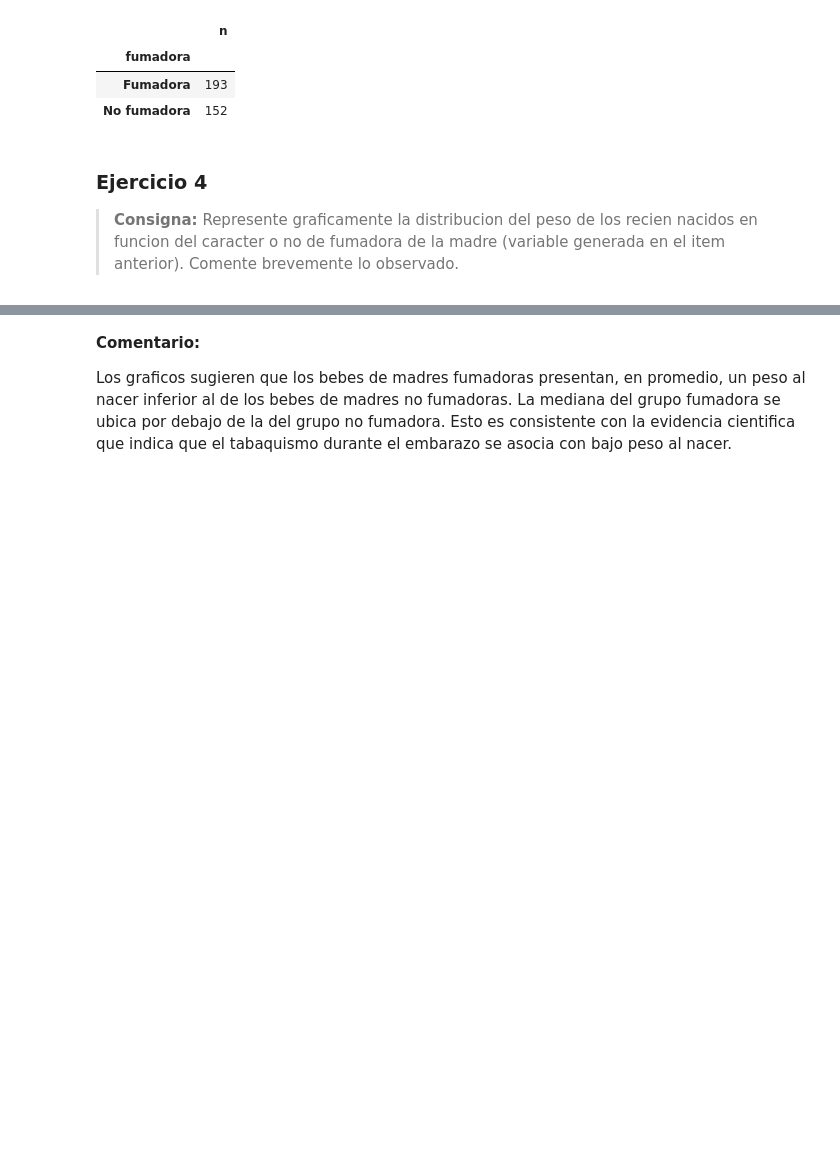
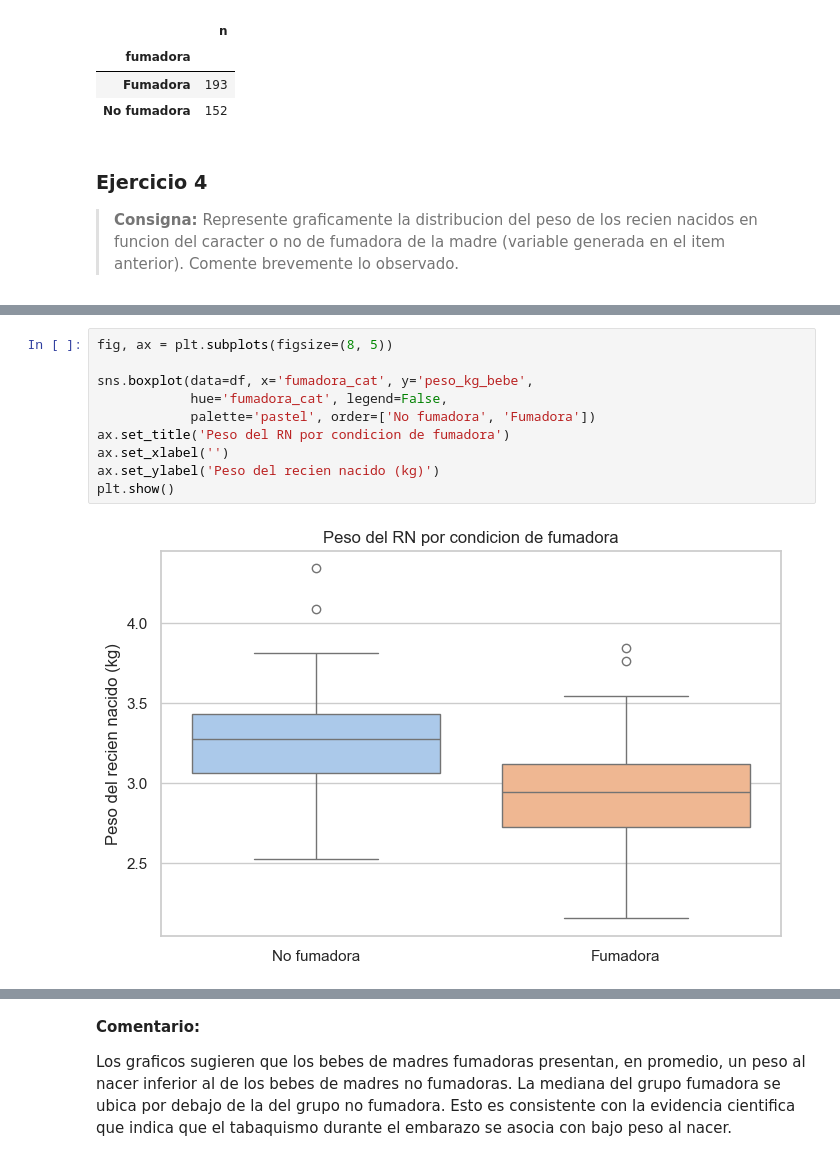
Before and after one commit to josiascs7/Fundamentos-de-Ciencia-de-Datos, a Jupyter notebook: Parciales/Modelo de Examen 2/examen_2_nacimientos.ipynb, the cells around one changed output, grey strips where cells are left out. Cells and saved outputs as stored; diff of their text form; blank space fills up the shorter version.

```diff
--- a/Parciales/Modelo de Examen 2/examen_2_nacimientos.ipynb
+++ b/Parciales/Modelo de Examen 2/examen_2_nacimientos.ipynb
@@ -255,0 +268,12 @@ Estadisticas del peso del RN segun condicion de fumadora:
+# %%
+fig, ax = plt.subplots(figsize=(8, 5))
+
+sns.boxplot(data=df, x='fumadora_cat', y='peso_kg_bebe',
+            hue='fumadora_cat', legend=False,
+            palette='pastel', order=['No fumadora', 'Fumadora'])
+ax.set_title('Peso del RN por condicion de fumadora')
+ax.set_xlabel('')
+ax.set_ylabel('Peso del recien nacido (kg)')
+plt.show()
+# %% [output]
+[figure, added]
```
Also changed, not shown: parts of 9 cells of this notebook.
